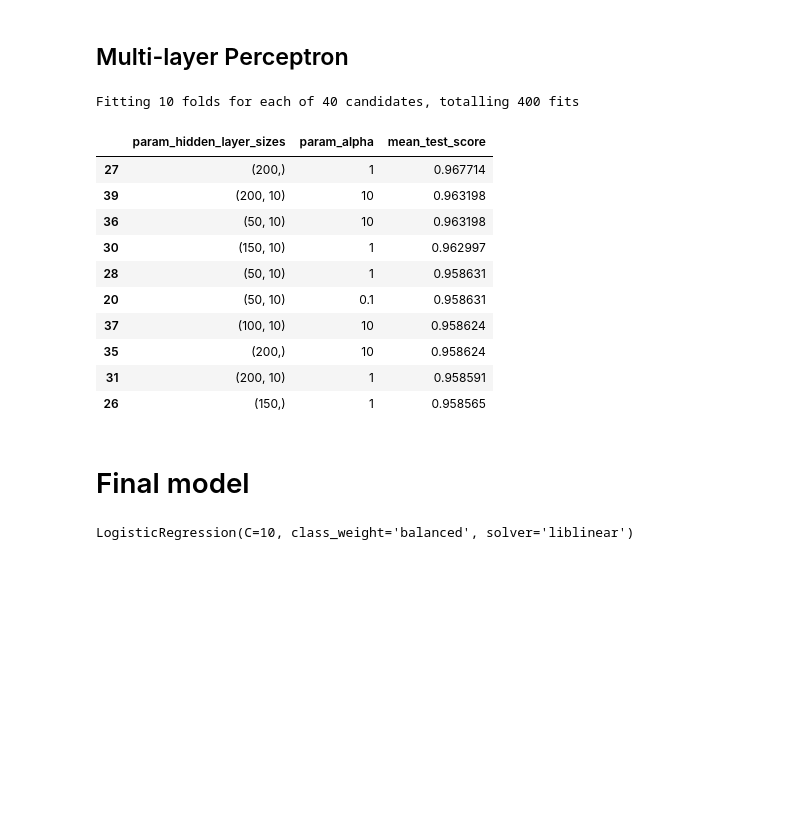
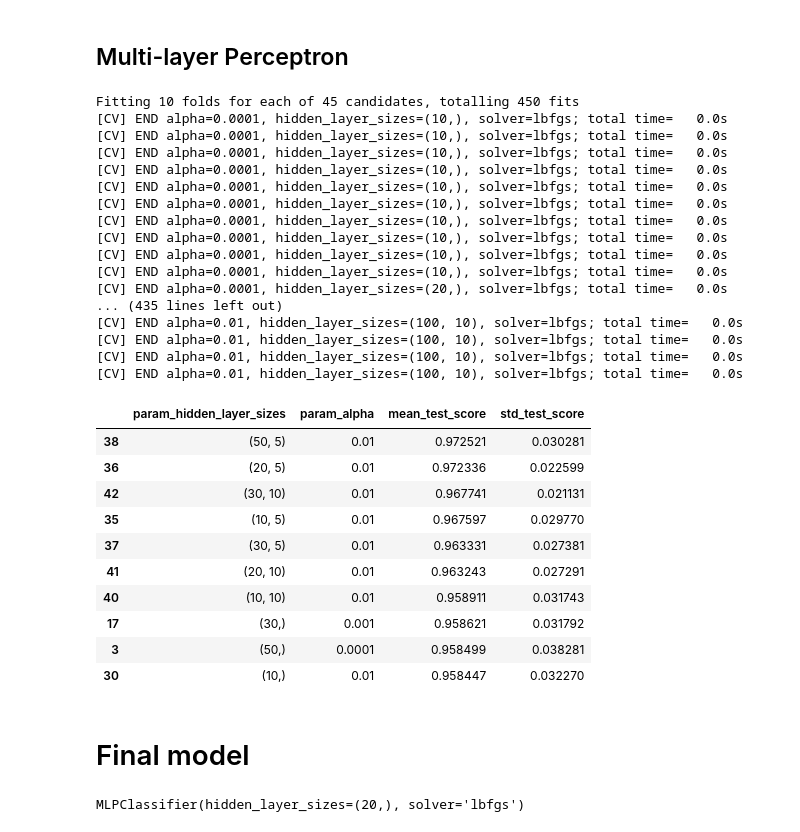
Before and after one commit to hoverslam/ml-projects, a Jupyter notebook: voting/voting_mlp.ipynb, the cells around one changed output. Drawn from its saved outputs; the diff is of its cells as text; code cells hidden in the pictures; blank space fills up the shorter version.

Commit message:
change parameter

```diff
--- a/voting/voting_mlp.ipynb
+++ b/voting/voting_mlp.ipynb
@@ -119,34 +97,51 @@ verbose = 1     # information shown during training
 ## Multi-layer Perceptron
 # %%
 parameters = {
-    "hidden_layer_sizes":[(50,), (100,), (150,), (200,), (50,10), (100,10), (150,10), (200,10)],
-    "alpha":[0.001, 0.01, 0.1, 1, 10]}
+    "hidden_layer_sizes":[(10,), (20,), (30,), (50,), (100,), (10,5), (20,5), (30, 5), (50, 5), (100, 5), (10,10), (20,10), (30, 10), (50, 10), (100, 10)],
+    "solver":["lbfgs"],
+    "alpha":[0.0001, 0.001, 0.01]}
 model = GridSearchCV(MLPClassifier(), parameters, cv=cv, verbose=verbose, scoring="f1_weighted")
 model.fit(X_train_enc, y_train)
 
 results = pd.DataFrame(model.cv_results_)
-results = results[["param_hidden_layer_sizes", "param_alpha", "mean_test_score"]]
+results = results[["param_hidden_layer_sizes", "param_alpha", "mean_test_score", "std_test_score"]]
 results.sort_values(["mean_test_score"], ascending=False).head(10)
 # %% [output]
-Fitting 10 folds for each of 40 candidates, totalling 400 fits
+Fitting 10 folds for each of 45 candidates, totalling 450 fits
+[CV] END alpha=0.0001, hidden_layer_sizes=(10,), solver=lbfgs; total time=   0.0s
+[CV] END alpha=0.0001, hidden_layer_sizes=(10,), solver=lbfgs; total time=   0.0s
+[CV] END alpha=0.0001, hidden_layer_sizes=(10,), solver=lbfgs; total time=   0.0s
+[CV] END alpha=0.0001, hidden_layer_sizes=(10,), solver=lbfgs; total time=   0.0s
+[CV] END alpha=0.0001, hidden_layer_sizes=(10,), solver=lbfgs; total time=   0.0s
+[CV] END alpha=0.0001, hidden_layer_sizes=(10,), solver=lbfgs; total time=   0.0s
+[CV] END alpha=0.0001, hidden_layer_sizes=(10,), solver=lbfgs; total time=   0.0s
+[CV] END alpha=0.0001, hidden_layer_sizes=(10,), solver=lbfgs; total time=   0.0s
+[CV] END alpha=0.0001, hidden_layer_sizes=(10,), solver=lbfgs; total time=   0.0s
+[CV] END alpha=0.0001, hidden_layer_sizes=(10,), solver=lbfgs; total time=   0.0s
+[CV] END alpha=0.0001, hidden_layer_sizes=(20,), solver=lbfgs; total time=   0.0s
+... (435 lines left out)
+[CV] END alpha=0.01, hidden_layer_sizes=(100, 10), solver=lbfgs; total time=   0.0s
+[CV] END alpha=0.01, hidden_layer_sizes=(100, 10), solver=lbfgs; total time=   0.0s
+[CV] END alpha=0.01, hidden_layer_sizes=(100, 10), solver=lbfgs; total time=   0.0s
+[CV] END alpha=0.01, hidden_layer_sizes=(100, 10), solver=lbfgs; total time=   0.0s
-|  | param_hidden_layer_sizes | param_alpha | mean_test_score |
-| 27 | (200,) | 1 | 0.967714 |
-| 39 | (200, 10) | 10 | 0.963198 |
-| 36 | (50, 10) | 10 | 0.963198 |
-| 30 | (150, 10) | 1 | 0.962997 |
-| 28 | (50, 10) | 1 | 0.958631 |
-| 20 | (50, 10) | 0.1 | 0.958631 |
-| 37 | (100, 10) | 10 | 0.958624 |
-| 35 | (200,) | 10 | 0.958624 |
-| 31 | (200, 10) | 1 | 0.958591 |
-| 26 | (150,) | 1 | 0.958565 |
+|  | param_hidden_layer_sizes | param_alpha | mean_test_score | std_test_score |
+| 38 | (50, 5) | 0.01 | 0.972521 | 0.030281 |
+| 36 | (20, 5) | 0.01 | 0.972336 | 0.022599 |
+| 42 | (30, 10) | 0.01 | 0.967741 | 0.021131 |
+| 35 | (10, 5) | 0.01 | 0.967597 | 0.029770 |
+| 37 | (30, 5) | 0.01 | 0.963331 | 0.027381 |
+| 41 | (20, 10) | 0.01 | 0.963243 | 0.027291 |
+| 40 | (10, 10) | 0.01 | 0.958911 | 0.031743 |
+| 17 | (30,) | 0.001 | 0.958621 | 0.031792 |
+| 3 | (50,) | 0.0001 | 0.958499 | 0.038281 |
+| 30 | (10,) | 0.01 | 0.958447 | 0.032270 |
 # %% [markdown]
 # Final model
 # %%
 best_model = model.best_estimator_
 best_model.fit(X_train_enc, y_train)
 # %% [output]
-LogisticRegression(C=10, class_weight='balanced', solver='liblinear')
+MLPClassifier(hidden_layer_sizes=(20,), solver='lbfgs')
 # %%
 predictions = pd.DataFrame(test["ID"])
 predictions["class"] = best_model.predict(X_test_enc)
```
Also changed, not shown: parts of 3 cells of this notebook.
